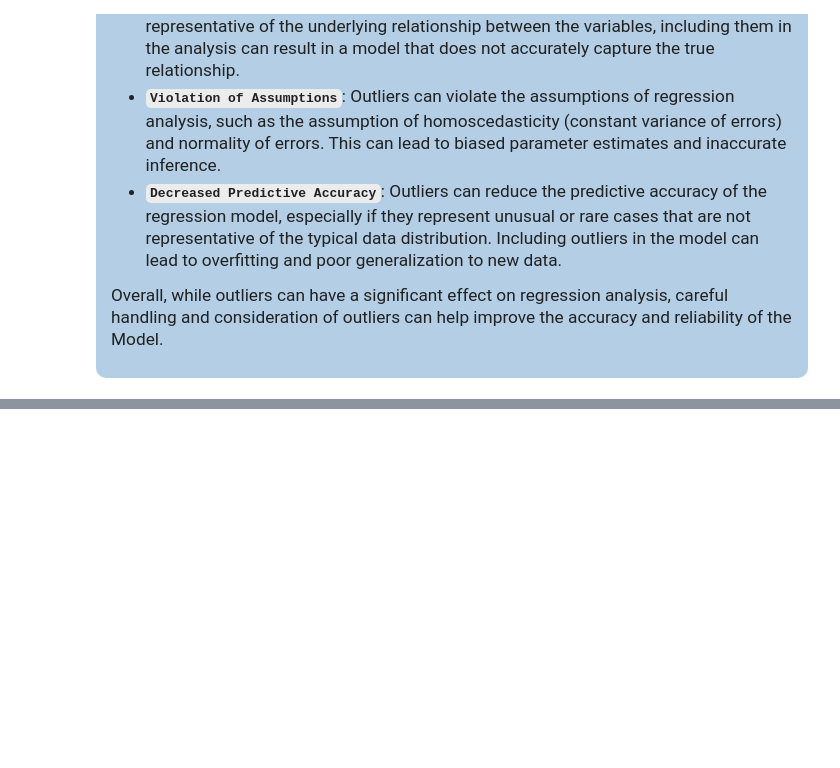
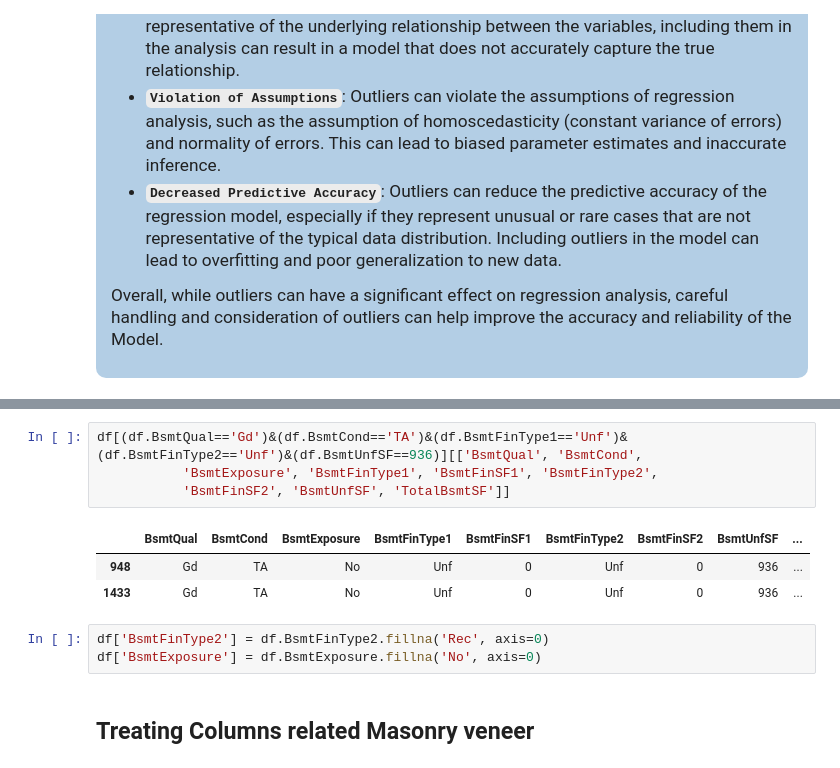
Before and after one commit to Akshat180/House_prices_prediction, a Jupyter notebook: House Price Prediction.ipynb, the cells around one changed output, grey strips where cells are left out. Drawn from its saved outputs; the diff is of its cells as text; blank space fills up the shorter version.

```diff
--- a/House Price Prediction.ipynb
+++ b/House Price Prediction.ipynb
@@ -429,0 +534,13 @@ See the caveats in the documentation: https://pandas.pydata.org/pandas-docs/stab
+# %%
+df[(df.BsmtQual=='Gd')&(df.BsmtCond=='TA')&(df.BsmtFinType1=='Unf')&(df.BsmtFinType2=='Unf')&(df.BsmtUnfSF==936)][['BsmtQual', 'BsmtCond',
+           'BsmtExposure', 'BsmtFinType1', 'BsmtFinSF1', 'BsmtFinType2',
+           'BsmtFinSF2', 'BsmtUnfSF', 'TotalBsmtSF']]
+# %% [output]
+|  | BsmtQual | BsmtCond | BsmtExposure | BsmtFinType1 | BsmtFinSF1 | BsmtFinType2 | BsmtFinSF2 | BsmtUnfSF | ... |
+| 948 | Gd | TA | No | Unf | 0 | Unf | 0 | 936 | ... |
+| 1433 | Gd | TA | No | Unf | 0 | Unf | 0 | 936 | ... |
+# %%
+df['BsmtFinType2'] = df.BsmtFinType2.fillna('Rec', axis=0)
+df['BsmtExposure'] = df.BsmtExposure.fillna('No', axis=0)
+# %% [markdown]
+## Treating Columns related Masonry veneer
```
Also changed, not shown: parts of 44 cells of this notebook.
